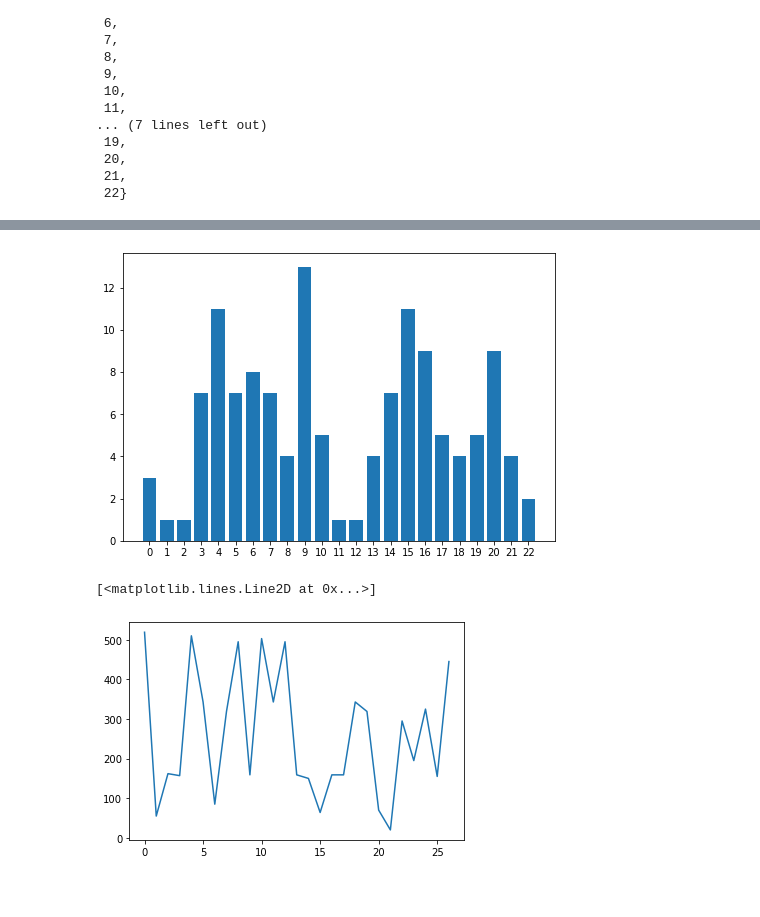
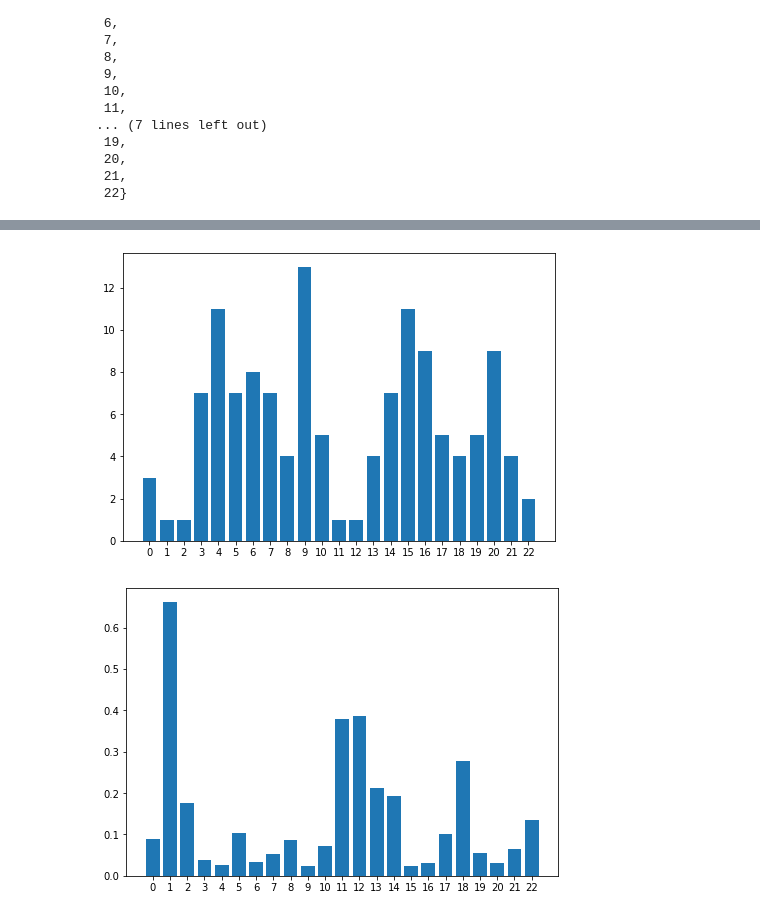
Before and after one commit to Asheeshkrsharma/Identification-OpenCows, a Jupyter notebook: 2021MakeData.ipynb, the cells around one changed output, grey strips where cells are left out. Drawn from its saved outputs; the diff is of its cells as text; code cells hidden in the pictures.

```diff
--- a/2021MakeData.ipynb
+++ b/2021MakeData.ipynb
@@ -577,18 +577,28 @@ for i in range(10):
 # %%
 fig = plt.figure()
 ax = fig.add_axes([0,0,1,1])
 distribution = numpy.asarray([[k, len(trainingDataset.lookup[k])] for k in trainingDataset.lookup.keys()])
 langs = [str(i) for i in distribution[:,0]]
 students = distribution[:,1]
 ax.bar(langs,students)
 plt.show()
 
 with open('utils/opencowsTracklets2017.json') as f:
     dataSet = json.load(f)
 
-dt = [len(track['paths']) for track in dataSet['test']]
-plt.plot(dt)
+classFrequency = numpy.zeros(len(langs))
+for track in dataSet['train']:
+    classFrequency[track['label']] += len(track['paths'])
+for track in dataSet['test']:
+    classFrequency[track['label']] += len(track['paths'])
+
+fig = plt.figure()
+ax = fig.add_axes([0,0,1,1])
+weights = (1 / classFrequency / sum(classFrequency))
+# weights = (weights - weights.mean())/(weights.std())
+weights = weights / numpy.linalg.norm(weights)
+ax.bar(langs, weights)
+plt.show()
 # %% [output]
 [figure]
-[<matplotlib.lines.Line2D at 0x...>]
-[figure, old version]
+[figure, new version]
```
Also changed, not shown: parts of 1 cell of this notebook, 3 other files.
